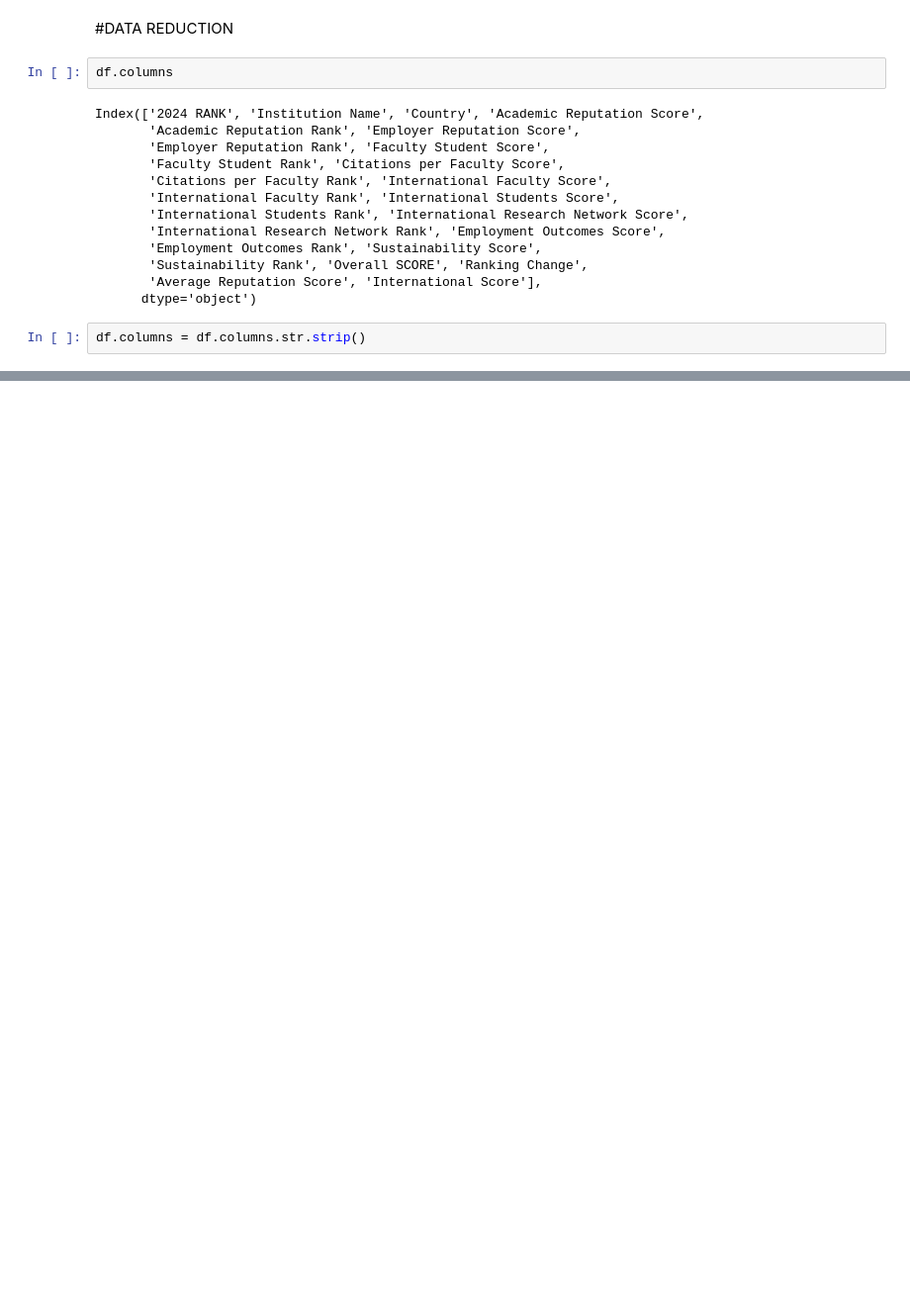
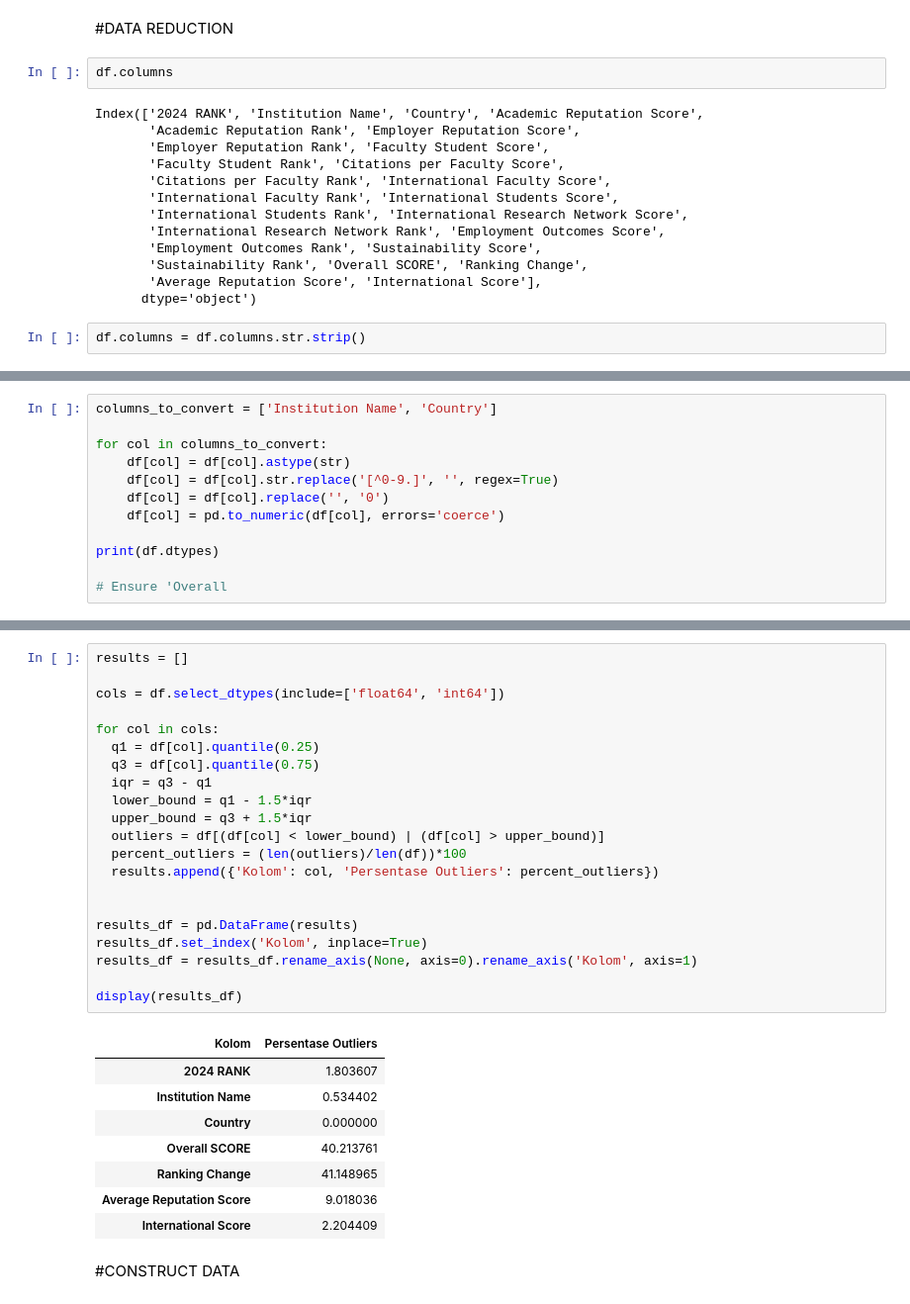
Before and after one commit to EazysPeazys/MinProAVD, a Jupyter notebook: MinProAVD_Nabil_Daffa_Athalasyah_2409116090.ipynb, the cells around one changed output, grey strips where cells are left out. Shown at 99% size. Drawn from its saved outputs; the diff is of its cells as text; blank space fills up the shorter version.

```diff
--- a/MinProAVD_Nabil_Daffa_Athalasyah_2409116090.ipynb
+++ b/MinProAVD_Nabil_Daffa_Athalasyah_2409116090.ipynb
@@ -205,0 +300,12 @@ df.dtypes
+# %%
+columns_to_convert = ['Institution Name', 'Country']
+
+for col in columns_to_convert:
+    df[col] = df[col].astype(str)
+    df[col] = df[col].str.replace('[^0-9.]', '', regex=True)
+    df[col] = df[col].replace('', '0')
+    df[col] = pd.to_numeric(df[col], errors='coerce')
+
+print(df.dtypes)
+
+# Ensure 'Overall
@@ -205,0 +321,32 @@ df.dtypes
+# %%
+results = []
+
+cols = df.select_dtypes(include=['float64', 'int64'])
+
+for col in cols:
+  q1 = df[col].quantile(0.25)
+  q3 = df[col].quantile(0.75)
+  iqr = q3 - q1
+  lower_bound = q1 - 1.5*iqr
+  upper_bound = q3 + 1.5*iqr
+  outliers = df[(df[col] < lower_bound) | (df[col] > upper_bound)]
+  percent_outliers = (len(outliers)/len(df))*100
+  results.append({'Kolom': col, 'Persentase Outliers': percent_outliers})
+
+
+results_df = pd.DataFrame(results)
+results_df.set_index('Kolom', inplace=True)
+results_df = results_df.rename_axis(None, axis=0).rename_axis('Kolom', axis=1)
+
+display(results_df)
+# %% [output]
+| Kolom | Persentase Outliers |
+| 2024 RANK | 1.803607 |
+| Institution Name | 0.534402 |
+| Country | 0.000000 |
+| Overall SCORE | 40.213761 |
+| Ranking Change | 41.148965 |
+| Average Reputation Score | 9.018036 |
+| International Score | 2.204409 |
+# %% [markdown]
+#CONSTRUCT DATA
```
Also changed, not shown: parts of 12 cells of this notebook.
